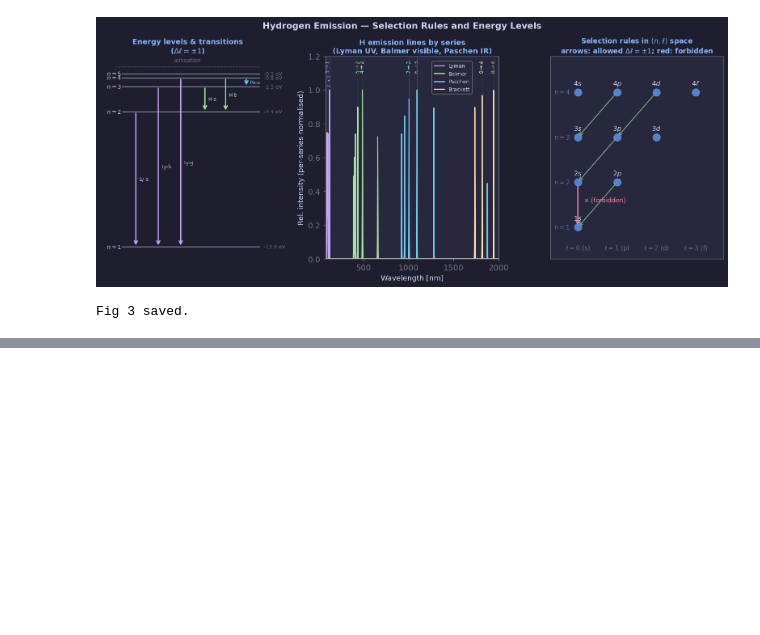
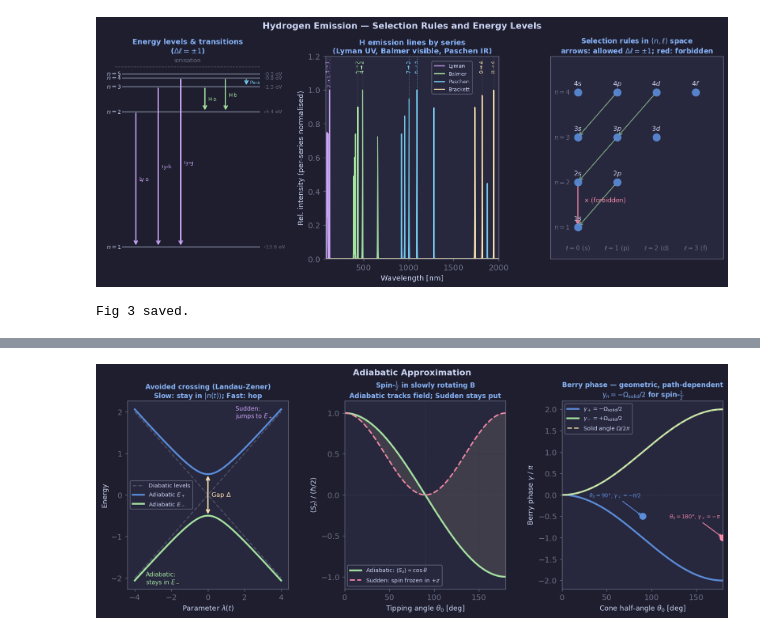
Before and after one commit to SeoulTechPSE/introduction_to_quantum_mechanics, a Jupyter notebook: qm_ch11_figures.ipynb, the cells around one changed output, grey strips where cells are left out. Cells and saved outputs as stored; diff of their text form; code cells hidden in the pictures; blank space fills up the shorter version.

```diff
--- a/qm_ch11_figures.ipynb
+++ b/qm_ch11_figures.ipynb
@@ -374,0 +473,98 @@ Zip: ch11_figures.zip  (571 KB)
+# %%
+# Fig 5: Adiabatic Approximation — three panels
+# (a) Instantaneous eigenvalues: avoided crossing (Landau-Zener)
+# (b) Spin tracking: adiabatic vs sudden flip in rotating B field
+# (c) Berry phase gamma_n vs solid angle for spin-1/2
+
+fig, axes = plt.subplots(1, 3, figsize=(13, 4.8),
+                         gridspec_kw=dict(left=0.07, right=0.97, wspace=0.35))
+fig.suptitle('Adiabatic Approximation', color=FG, fontsize=12, fontweight='bold', y=1.01)
+
+# ── Panel (a): avoided crossing ──────────────────────────────
+ax = axes[0]
+t_ad = np.linspace(-4, 4, 600)
+Delta = 1.0
+E_plus  =  0.5 * np.sqrt(t_ad**2 + Delta**2)
+E_minus = -0.5 * np.sqrt(t_ad**2 + Delta**2)
+ax.plot(t_ad,  t_ad/2,  color=MUTED, lw=1.5, ls='--', alpha=0.6, label='Diabatic levels')
+ax.plot(t_ad, -t_ad/2,  color=MUTED, lw=1.5, ls='--', alpha=0.6)
+ax.plot(t_ad, E_plus,  color=BLUE,  lw=2.5, label=r'Adiabatic $E_+$')
+ax.plot(t_ad, E_minus, color=GREEN, lw=2.5, label=r'Adiabatic $E_-$')
+ax.annotate('', xy=(0, Delta/2), xytext=(0, -Delta/2),
+            arrowprops=dict(arrowstyle='<->', color=AMBER, lw=1.8))
+ax.text(0.18, 0, r'Gap $\Delta$', color=AMBER, fontsize=9, va='center')
+ax.text(-3.4, -2.15, 'Adiabatic:\nstays in $E_-$', color=GREEN, fontsize=8.5)
+ax.text( 1.5,  1.85, 'Sudden:\njumps to $E_+$', color=MAUVE, fontsize=8.5)
+ax.set_xlabel(r'Parameter $\lambda(t)$', labelpad=4)
+ax.set_ylabel('Energy')
+ax.set_title('Avoided crossing (Landau-Zener)\n'
+             r'Slow: stay in $|n(t)\rangle$; Fast: hop',
+             color=SKY, fontsize=9.5, pad=4)
+ax.legend(fontsize=8, framealpha=0.85, loc='center left')
+ax.grid(True, alpha=0.28)
+
+# ── Panel (b): spin tracks rotating B field ───────────────────
+ax2 = axes[1]
+theta_arr = np.linspace(0, np.pi, 300)
+Sz_adiab  = np.cos(theta_arr)
+P_stay    = np.cos(theta_arr/2)**2
+Sz_sudden = P_stay * np.cos(theta_arr) + (1 - P_stay) * (-np.cos(theta_arr))
+
+ax2.plot(theta_arr*180/np.pi, Sz_adiab,  color=GREEN, lw=2.5,
+         label=r'Adiabatic: $\langle S_z\rangle \propto \cos\theta$')
+ax2.plot(theta_arr*180/np.pi, Sz_sudden, color=RED, lw=2.0, ls='--',
+         label='Sudden: spin frozen in $+z$')
+ax2.fill_between(theta_arr*180/np.pi, Sz_adiab, Sz_sudden,
+                 alpha=0.12, color=AMBER)
+ax2.axhline(0,  color=MUTED, lw=0.8, ls=':', alpha=0.5)
+ax2.axvline(90, color=MUTED, lw=0.8, ls=':', alpha=0.5)
+ax2.set_xlabel(r'Tipping angle $\theta_0$ [deg]', labelpad=4)
+ax2.set_ylabel(r'$\langle S_z\rangle \;/\;(\hbar/2)$')
+ax2.set_title('Spin-$\\frac{1}{2}$ in slowly rotating $\\mathbf{B}$\n'
+              'Adiabatic tracks field; Sudden stays put',
+              color=SKY, fontsize=9.5, pad=4)
+ax2.legend(fontsize=8, framealpha=0.85)
+ax2.grid(True, alpha=0.28)
+ax2.set_xlim(0, 180); ax2.set_ylim(-1.15, 1.15)
+
+# ── Panel (c): Berry phase vs cone angle ──────────────────────
+ax3 = axes[2]
+theta0 = np.linspace(0, np.pi, 500)
+Omega_solid = 2*np.pi*(1 - np.cos(theta0))
+gamma_p = -Omega_solid / 2
+gamma_m =  Omega_solid / 2
+
+ax3.plot(theta0*180/np.pi, gamma_p/np.pi, color=BLUE,  lw=2.5,
+         label=r'$\gamma_+ = -\Omega_{\rm solid}/2$')
+ax3.plot(theta0*180/np.pi, gamma_m/np.pi, color=GREEN, lw=2.5,
+         label=r'$\gamma_- = +\Omega_{\rm solid}/2$')
+ax3.plot(theta0*180/np.pi, Omega_solid/(2*np.pi), color=AMBER, lw=1.8,
+         ls='--', alpha=0.8, label=r'Solid angle $\Omega/2\pi$')
+ax3.axhline(0, color=MUTED, lw=0.8, ls=':', alpha=0.5)
+
+key_pts = [(90, -0.5, BLUE, r'$\theta_0=90°$, $\gamma_+=-\pi/2$'),
+           (180, -1.0, RED,  r'$\theta_0=180°$, $\gamma_+=-\pi$')]
+for th_deg, gval, col, lbl in key_pts:
+    ax3.scatter([th_deg], [gval], color=col, s=80, zorder=5)
+    ax3.annotate(lbl, xy=(th_deg, gval), xytext=(th_deg-60, gval+0.45),
+                 fontsize=7.5, color=col,
+                 arrowprops=dict(arrowstyle='->', color=col, lw=1.2))
+
+ax3.set_xlabel(r'Cone half-angle $\theta_0$ [deg]', labelpad=4)
+ax3.set_ylabel(r'Berry phase $\gamma \;/\; \pi$')
+ax3.set_title('Berry phase — geometric, path-dependent\n'
+              r'$\gamma_n = -\Omega_{\rm solid}/2$ for spin-$\frac{1}{2}$',
+              color=SKY, fontsize=9.5, pad=4)
+ax3.legend(fontsize=8, framealpha=0.85)
+ax3.grid(True, alpha=0.28)
+ax3.set_xlim(0, 180)
+
+# Physics checks
+print(f'Berry phase theta=90°:  gamma_+ = {gamma_p[250]/np.pi:.4f} pi  (expected -0.50)')
+print(f'Berry phase theta=180°: gamma_+ = {gamma_p[-1]/np.pi:.4f} pi  (expected -1.00)')
+print(f'gamma_+ + gamma_- = {(gamma_p[-1]+gamma_m[-1])/np.pi:.4f} pi  (expected 0)')
+
+fig.subplots_adjust(top=0.88)
+plt.savefig('ch11_fig5_adiabatic.png', **SAVEKW)
+plt.show(); print('Fig 5 saved.')
+# %% [output]
@@ -374,0 +574 @@ Zip: ch11_figures.zip  (571 KB)
+[figure, added]
```
Also changed, not shown: parts of 9 cells of this notebook.
